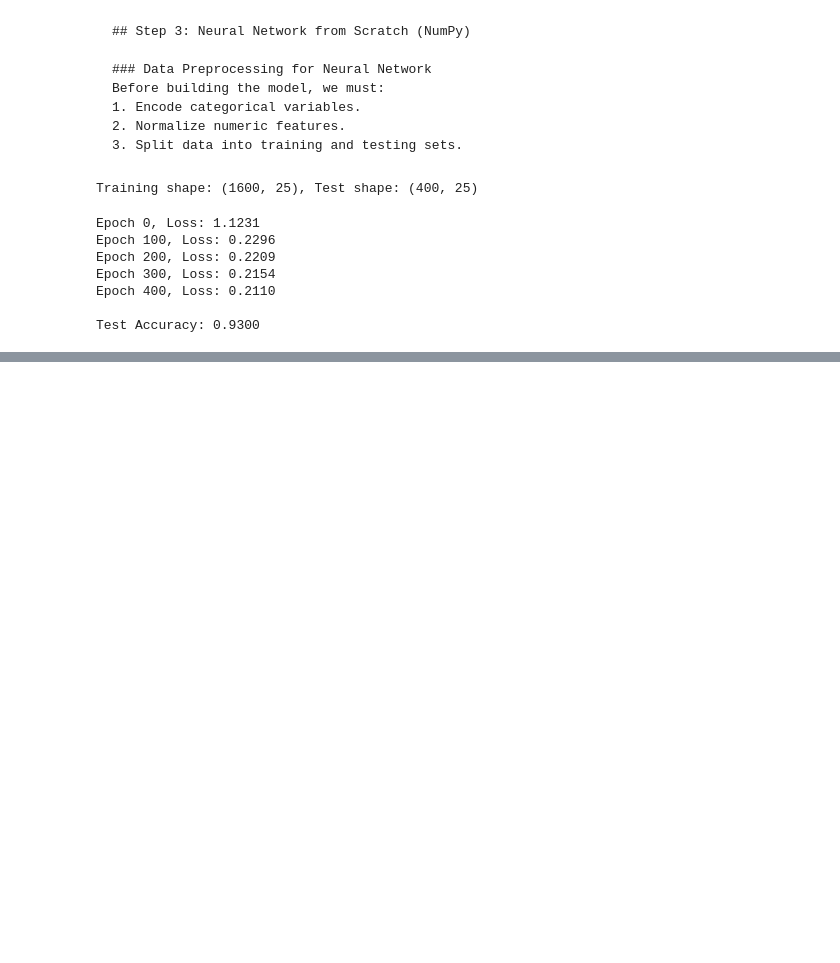
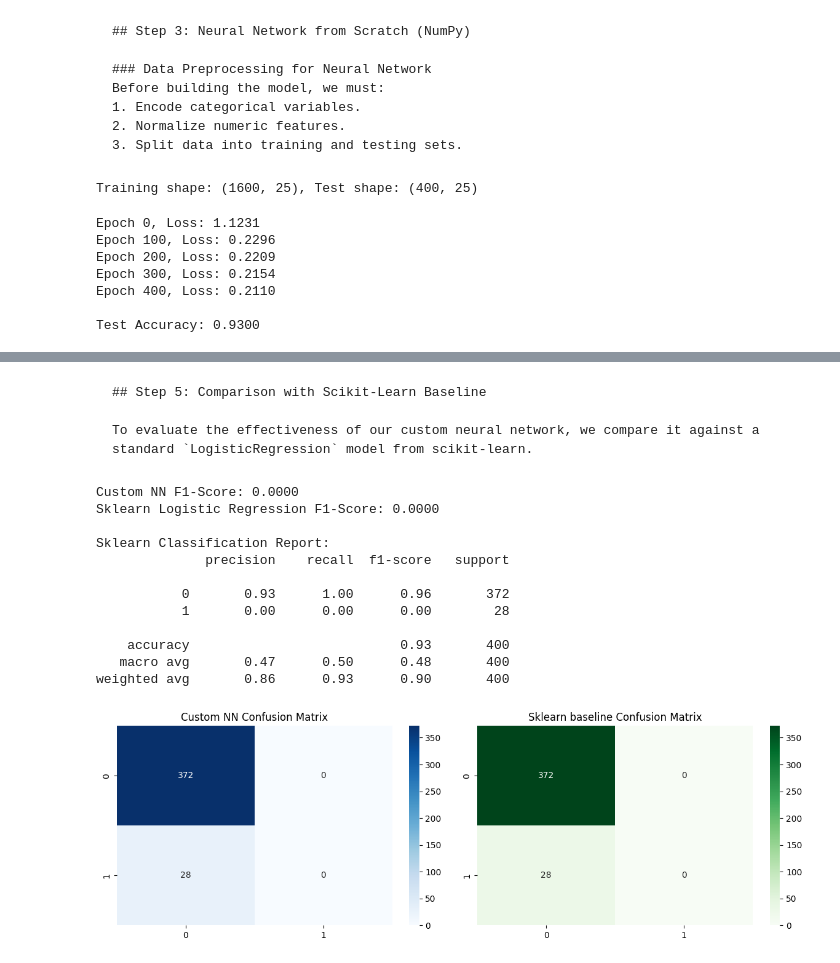
Before and after one commit to harshit234/day-45, a Jupyter notebook: assignment_45.ipynb, the cells around one changed output, grey strips where cells are left out. Cells and saved outputs as stored; diff of their text form; code cells hidden in the pictures; blank space fills up the shorter version.

Commit message:
Comparison with Scikit-Learn Baseline

````diff
--- a/assignment_45.ipynb
+++ b/assignment_45.ipynb
@@ -254,0 +324,55 @@ Test Accuracy: 0.9300
+# %% [markdown]
+```markdown
+## Step 5: Comparison with Scikit-Learn Baseline
+
+To evaluate the effectiveness of our custom neural network, we compare it against a standard `LogisticRegression` model from scikit-learn.
+```
+# %%
+from sklearn.linear_model import LogisticRegression
+from sklearn.metrics import f1_score, confusion_matrix, classification_report
+import matplotlib.pyplot as plt
+import seaborn as sns
+
+# 1. Initialize and train the baseline model
+sk_model = LogisticRegression(max_iter=1000, random_state=42)
+sk_model.fit(X_train, y_train.ravel())
+
+# 2. Make predictions
+sk_preds = sk_model.predict(X_test)
+
+# 3. Evaluate
+sk_f1 = f1_score(y_test, sk_preds)
+print(f"Custom NN F1-Score: {f1:.4f}")
+print(f"Sklearn Logistic Regression F1-Score: {sk_f1:.4f}")
+
+print("\nSklearn Classification Report:")
+print(classification_report(y_test, sk_preds))
+
+# 4. Visualization of Confusion Matrix
+plt.figure(figsize=(12, 4))
+
+plt.subplot(1, 2, 1)
+sns.heatmap(cm, annot=True, fmt='d', cmap='Blues')
+plt.title('Custom NN Confusion Matrix')
+
+plt.subplot(1, 2, 2)
+sk_cm = confusion_matrix(y_test, sk_preds)
+sns.heatmap(sk_cm, annot=True, fmt='d', cmap='Greens')
+plt.title('Sklearn baseline Confusion Matrix')
+
+plt.tight_layout()
+plt.show()
+# %% [output]
+Custom NN F1-Score: 0.0000
+Sklearn Logistic Regression F1-Score: 0.0000
+
+Sklearn Classification Report:
+              precision    recall  f1-score   support
+
+           0       0.93      1.00      0.96       372
+           1       0.00      0.00      0.00        28
+
+    accuracy                           0.93       400
+   macro avg       0.47      0.50      0.48       400
+weighted avg       0.86      0.93      0.90       400
+[figure, added]
````
Also changed, not shown: parts of 5 cells of this notebook.
